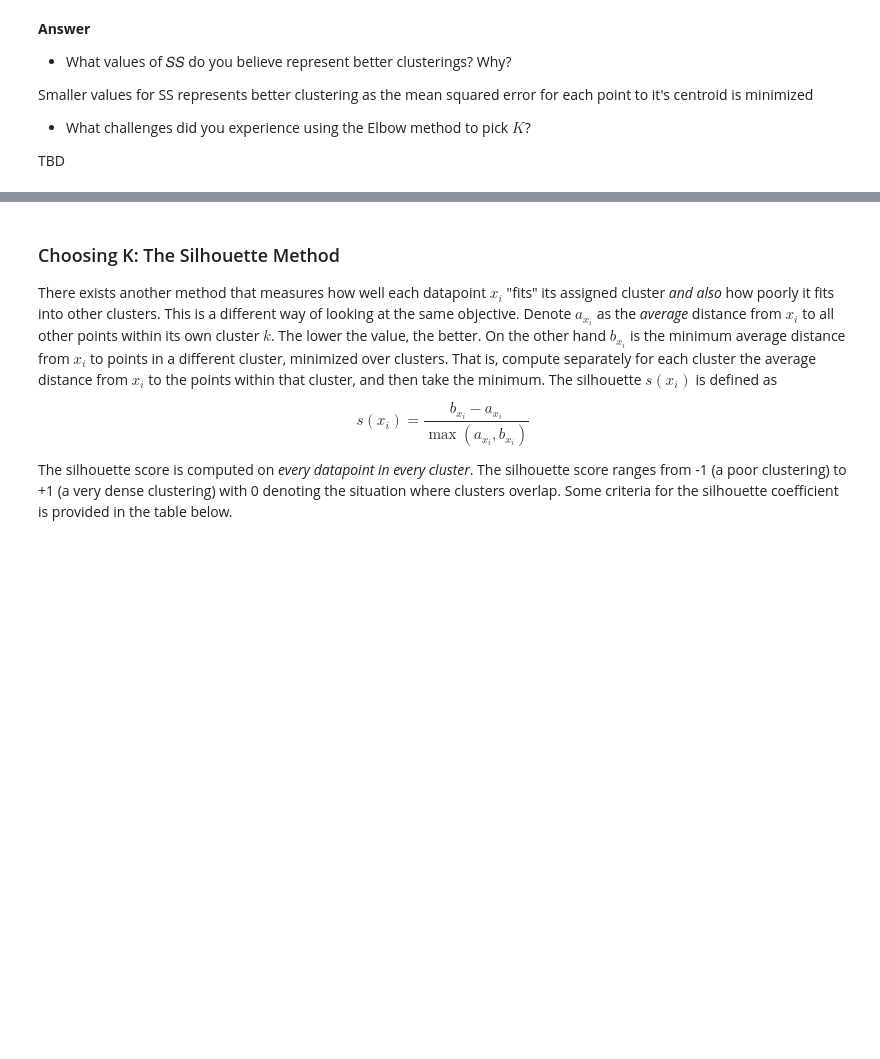
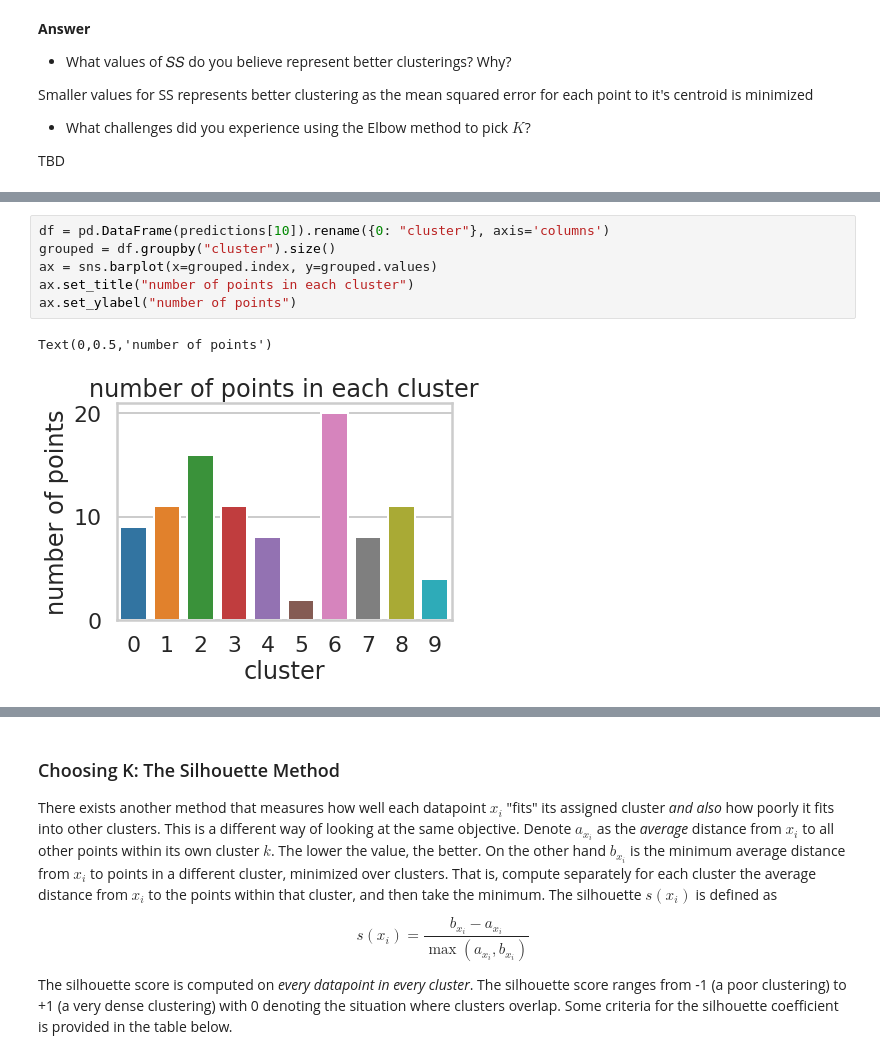
Before and after one commit to sv650s/springboard, a Jupyter notebook: aic-8_2_10_clustering-mini-project/Mini_Project_Clustering.ipynb, the cells around one changed output, grey strips where cells are left out. Cells and saved outputs as stored; diff of their text form; blank space fills up the shorter version.

```diff
--- a/aic-8_2_10_clustering-mini-project/Mini_Project_Clustering.ipynb
+++ b/aic-8_2_10_clustering-mini-project/Mini_Project_Clustering.ipynb
@@ -145,0 +165,9 @@ ss
+# %%
+df = pd.DataFrame(predictions[10]).rename({0: "cluster"}, axis='columns')
+grouped = df.groupby("cluster").size()
+ax = sns.barplot(x=grouped.index, y=grouped.values)
+ax.set_title("number of points in each cluster")
+ax.set_ylabel("number of points")
+# %% [output]
+Text(0,0.5,'number of points')
+[figure, added]
```
Also changed, not shown: parts of 11 cells of this notebook.
